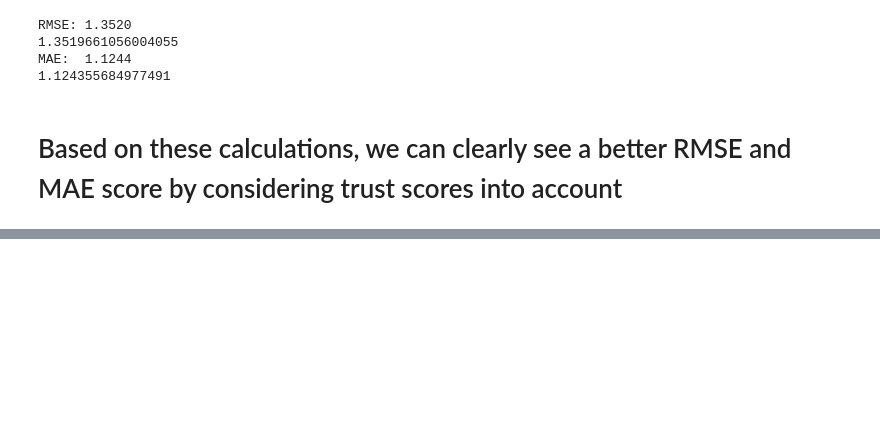
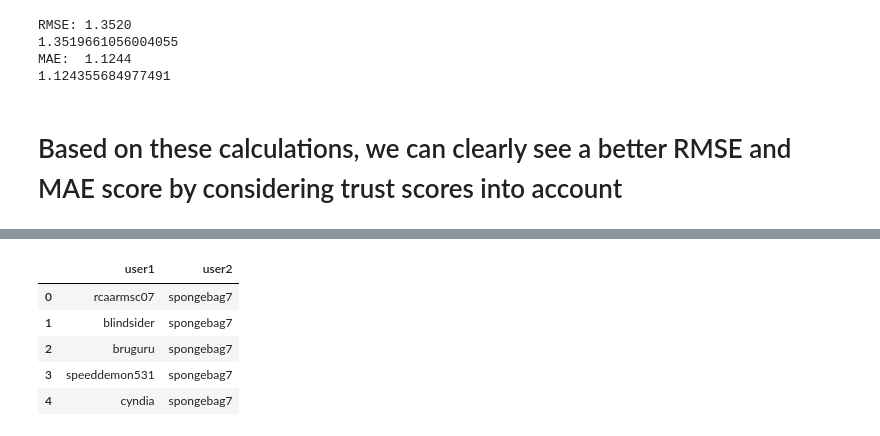
Before and after one commit to ShaluRani/256_group_project, a Jupyter notebook: Trust_score_based_recommendation-Full_Dataset.ipynb, the cells around one changed output, grey strips where cells are left out. Saved outputs shown, nothing was run; the diff lists cells and outputs as text; code cells hidden in the pictures; blank space fills up the shorter version.

```diff
--- a/Trust_score_based_recommendation-Full_Dataset.ipynb
+++ b/Trust_score_based_recommendation-Full_Dataset.ipynb
@@ -421,0 +438,13 @@ MAE:  1.1244
+# %%
+path = 'Dataset/epinion_network_trust_new.csv'
+import pandas as pd
+df = pd.read_csv(path)
+# %%
+df.head()
+# %% [output]
+|  | user1 | user2 |
+| 0 | rcaarmsc07 | spongebag7 |
+| 1 | blindsider | spongebag7 |
+| 2 | bruguru | spongebag7 |
+| 3 | speeddemon531 | spongebag7 |
+| 4 | cyndia | spongebag7 |
```
Also changed, not shown: parts of 3 cells of this notebook.
